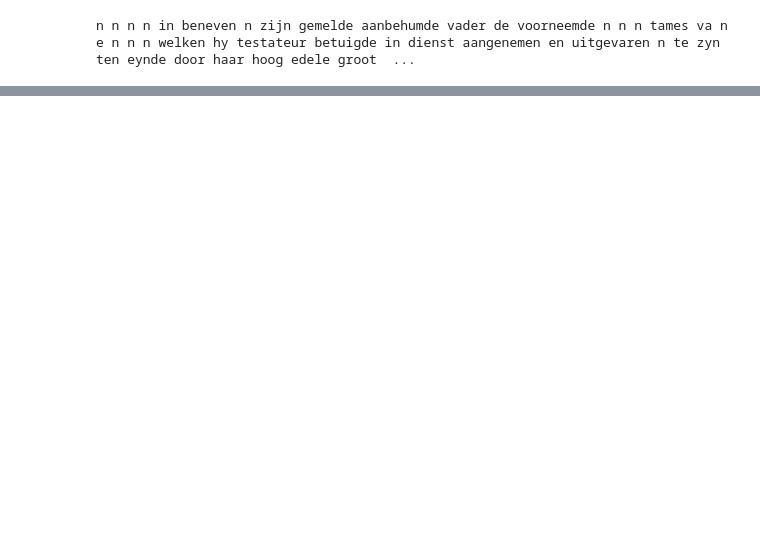
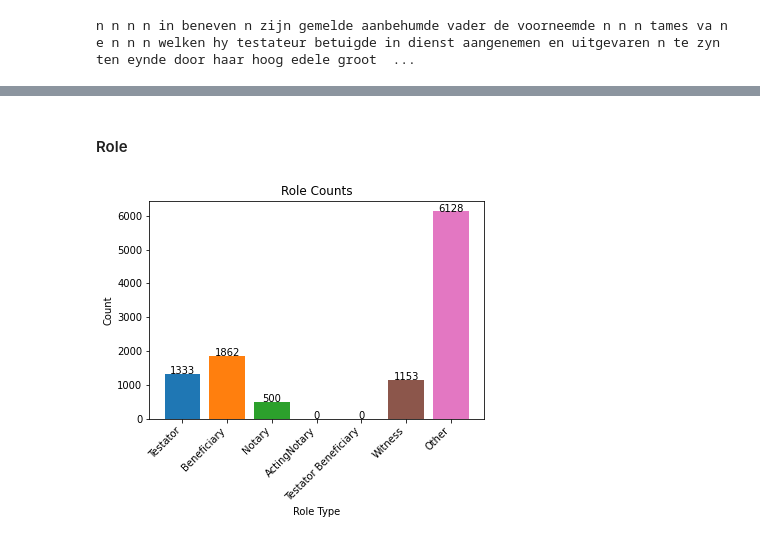
Before and after one commit to wolfsinem/NER-on-historical-colonial-archives-of-the-VOC, a Jupyter notebook: EDA_VOC.ipynb, the cells around one changed output, grey strips where cells are left out. Saved outputs shown, nothing was run; the diff lists cells and outputs as text; code cells hidden in the pictures; blank space fills up the shorter version.

```diff
--- a/EDA_VOC.ipynb
+++ b/EDA_VOC.ipynb
@@ -179,0 +269,53 @@ n n n n in beneven n zijn gemelde aanbehumde vader de voorneemde n n n tames va
+# %% [markdown]
+#### Role
+# %%
+# initialize the role_counts dictionary
+role_counts = {
+    'Testator': 0,
+    'Beneficiary': 0,
+    'Notary': 0,
+    'ActingNotary': 0,
+    'Testator Beneficiary': 0,
+    'Witness': 0,
+    'Other': 0
+}
+
+# loop through each directory
+for i in ['A', 'B', 'C', 'D', 'E']:
+    # loop through each .ann file in the directory
+    for file_name in [f for f in os.listdir(data_path + i) if f.endswith('.ann')]:
+        with open(data_path + i + '/' + file_name, 'r') as f:
+        # loop through each line in the .ann file
+            for line in f:
+            # split the line into its components
+                components = line.split('\t')
+                if components[0][0] == 'A':
+                    if components[1].startswith('Role'):
+                        role_value = components[1].split()[2]
+                        if role_value == 'Testator':
+                                role_counts['Testator'] += 1
+                        elif role_value == 'Beneficiary':
+                                role_counts['Beneficiary'] += 1
+                        elif role_value == 'Notary':
+                                role_counts['Notary'] += 1
+                        elif role_value == 'ActingNotary':
+                                role_counts['ActingNotary'] += 1
+                        elif role_value == 'Testator Beneficiary':
+                                role_counts['Testator Beneficiary'] += 1
+                        elif role_value == 'Witness':
+                                role_counts['Witness'] += 1
+                        elif role_value == 'Other':
+                                role_counts['Other'] += 1
+
+# create a bar plot
+fig, ax = plt.subplots()
+ax.bar(role_counts.keys(), role_counts.values(), color=['#1f77b4', '#ff7f0e', '#2ca02c', '#d62728', '#9467bd', '#8c564b', '#e377c2'])
+ax.set_title('Role Counts')
+ax.set_xlabel('Role Type')
+ax.set_ylabel('Count')
+plt.xticks(rotation=45, ha='right')
+for i, v in enumerate(role_counts.values()):
+    ax.text(i, v, str(v), color='black', ha='center')
+plt.show()
+# %% [output]
+[figure, added]
```
Also changed, not shown: parts of 33 cells of this notebook.
